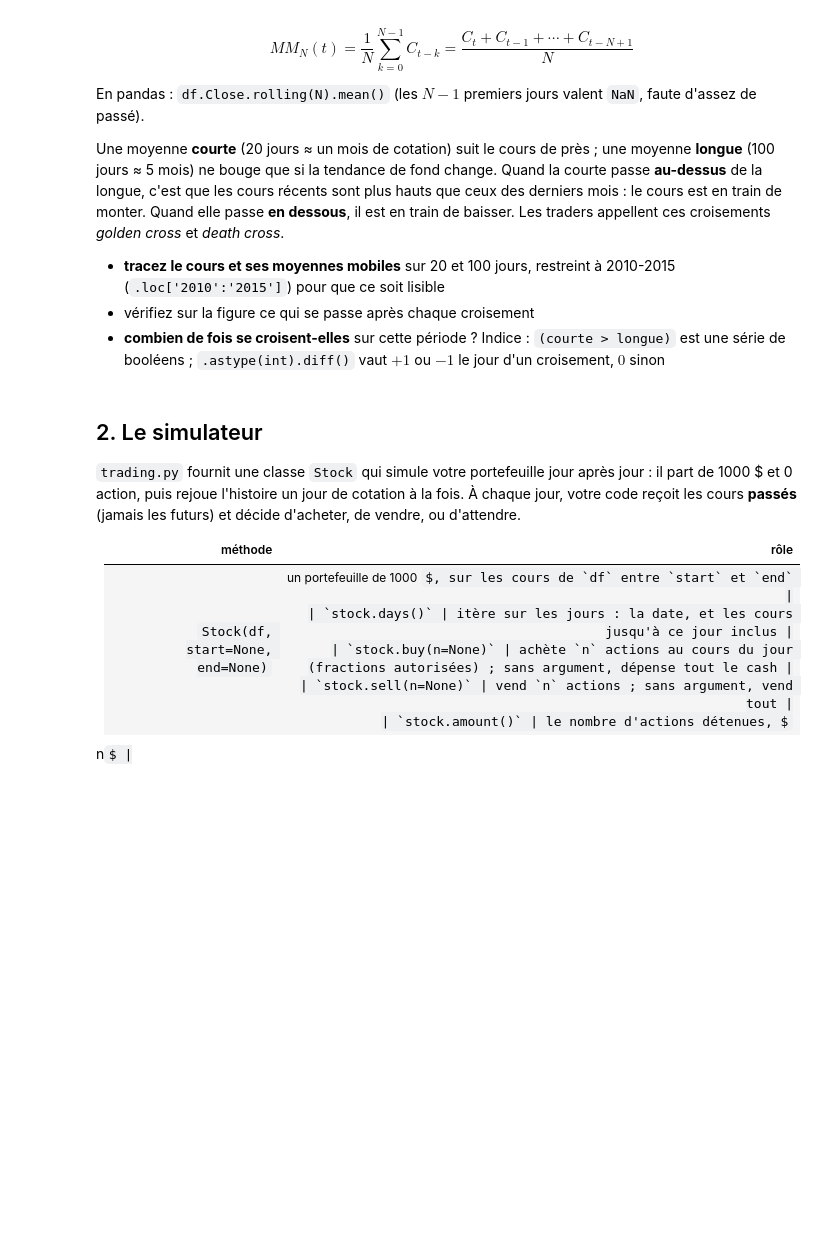
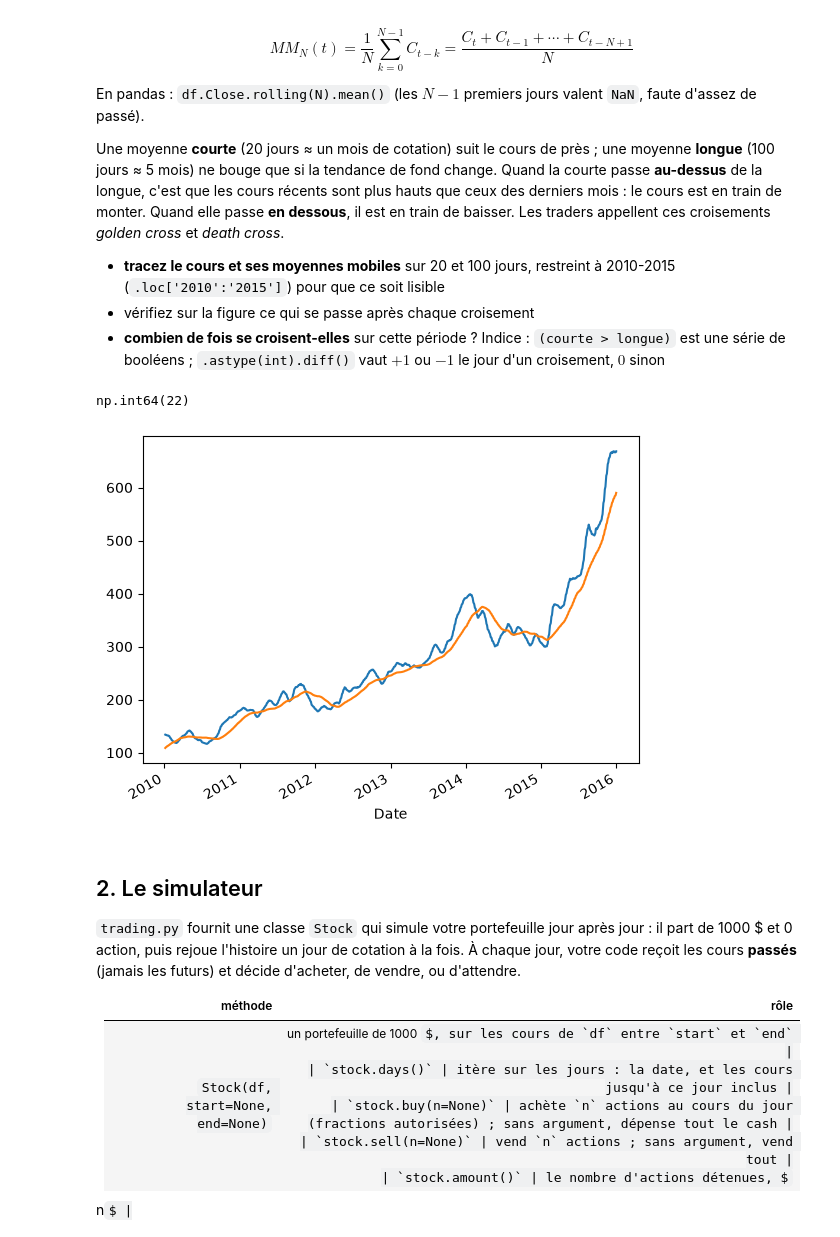
Before and after one commit to SIMVIA-lucas-sovre/projet-trading-pandas, a Jupyter notebook: groupe-1.ipynb, the cells around one changed output. Saved outputs shown, nothing was run; the diff lists cells and outputs as text; code cells hidden in the pictures; some formulas as TeX source; blank space fills up the shorter version.

```diff
--- a/groupe-1.ipynb
+++ b/groupe-1.ipynb
@@ -193,7 +199,16 @@ Quand elle passe **en dessous**, il est en train de baisser. Les traders appelle
 - **combien de fois se croisent-elles** sur cette période ? Indice : `(courte > longue)` est une série de booléens ;
   `.astype(int).diff()` vaut $+1$ ou $-1$ le jour d'un croisement, $0$ sinon
 # %%
-# votre code
+df.Close.rolling(20).mean().loc['2010':'2015'].plot()
+df.Close.rolling(100).mean().loc['2010':'2015'].plot()
+courte = df.Close.rolling(20).mean().loc['2010':'2015']
+longue = df.Close.rolling(100).mean().loc['2010':'2015']
+(courte > longue).astype(int).diff()
+((courte > longue).astype(int).diff() ==-1).sum() + ((courte > longue).astype(int).diff() == 1).sum()
+#Les courbes se croisent 22 fois
+# %% [output]
+np.int64(22)
+[figure, added]
 # %% [markdown]
 ## 2. Le simulateur
 
```
Also changed, not shown: parts of 2 cells of this notebook.
